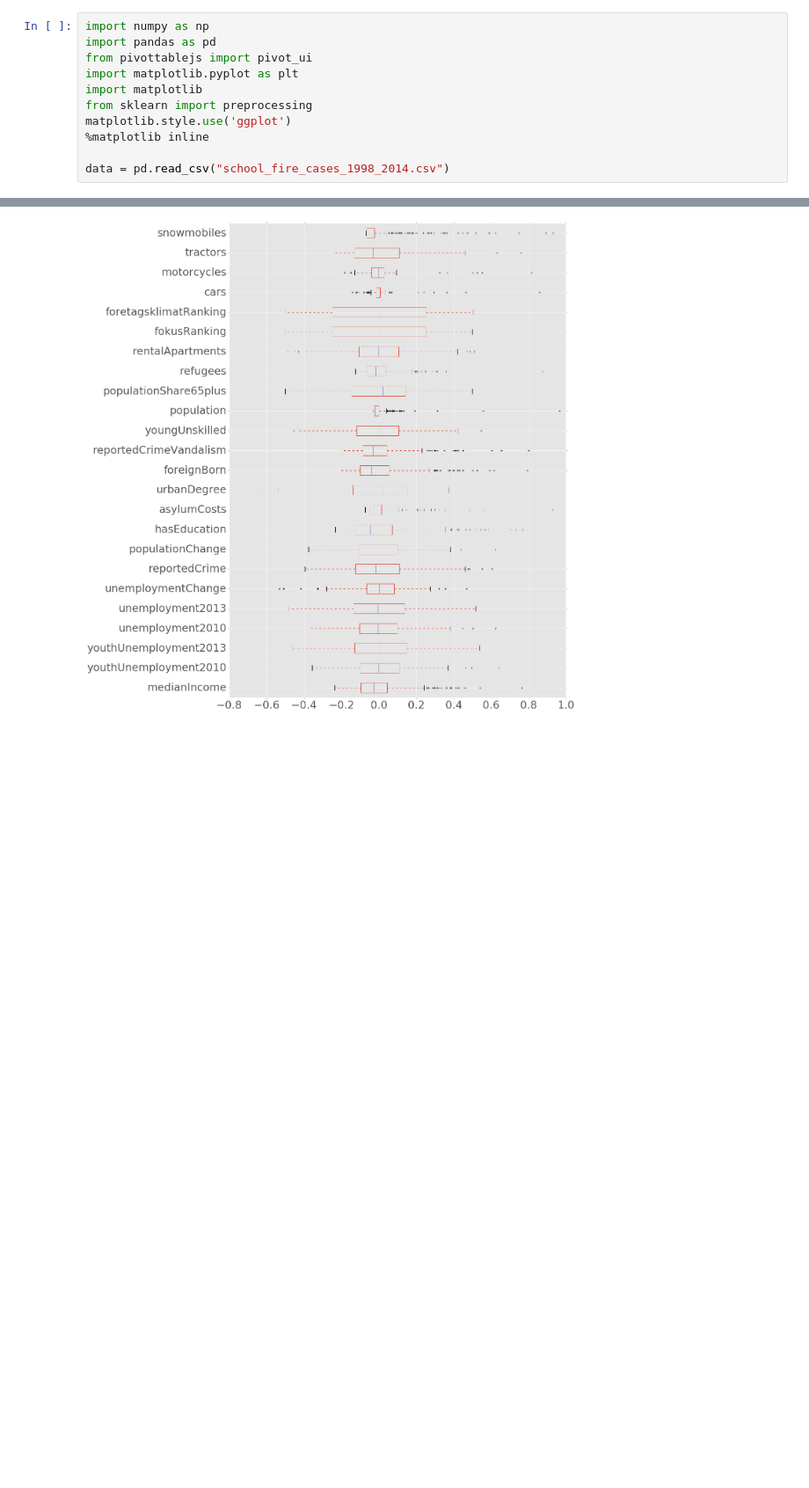
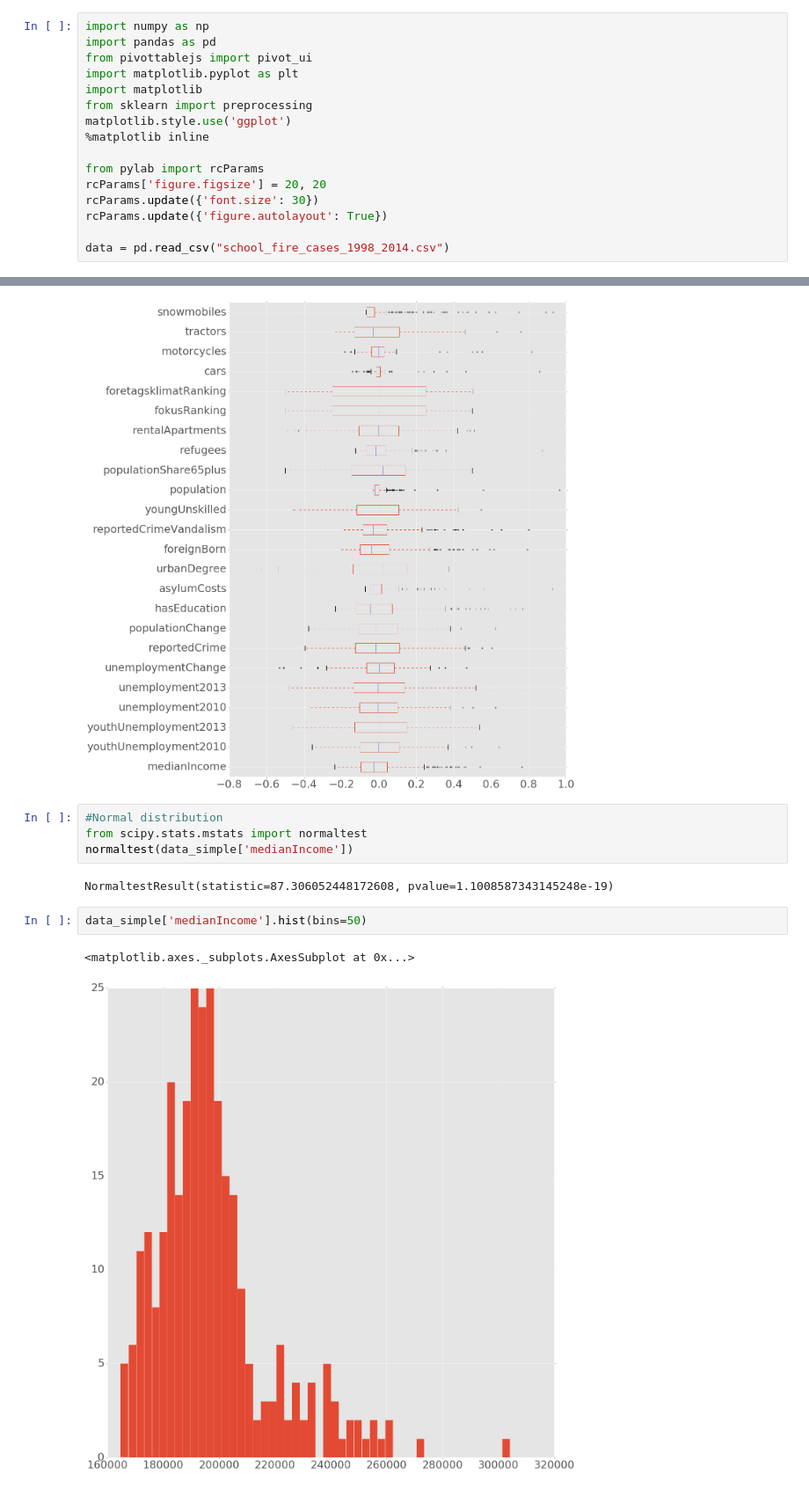
Before and after one commit to AdamPalmar/Swedish-Forrest-Fire, a Jupyter notebook: Swe_fire.ipynb, the cells around one changed output, grey strips where cells are left out. Shown at 88% size. Cells and saved outputs as stored; diff of their text form; blank space fills up the shorter version.

Commit message:
Normal dist

```diff
--- a/Swe_fire.ipynb
+++ b/Swe_fire.ipynb
@@ -8,6 +8,11 @@ from sklearn import preprocessing
 matplotlib.style.use('ggplot')
 %matplotlib inline
 
+from pylab import rcParams
+rcParams['figure.figsize'] = 20, 20
+rcParams.update({'font.size': 30})
+rcParams.update({'figure.autolayout': True})
+
 data = pd.read_csv("school_fire_cases_1998_2014.csv")
 # %%
 pivot_ui(data)
@@ -224,3 +229,14 @@ df_norm.plot.box(vert=False)
 plt.savefig('Boxplot.png')
 # %% [output]
 [figure]
+# %%
+#Normal distribution
+from scipy.stats.mstats import normaltest
+normaltest(data_simple['medianIncome'])
+# %% [output]
+NormaltestResult(statistic=87.306052448172608, pvalue=1.1008587343145248e-19)
+# %%
+data_simple['medianIncome'].hist(bins=50)
+# %% [output]
+<matplotlib.axes._subplots.AxesSubplot at 0x...>
+[figure, added]
```
Also changed, not shown: parts of 6 cells of this notebook.
